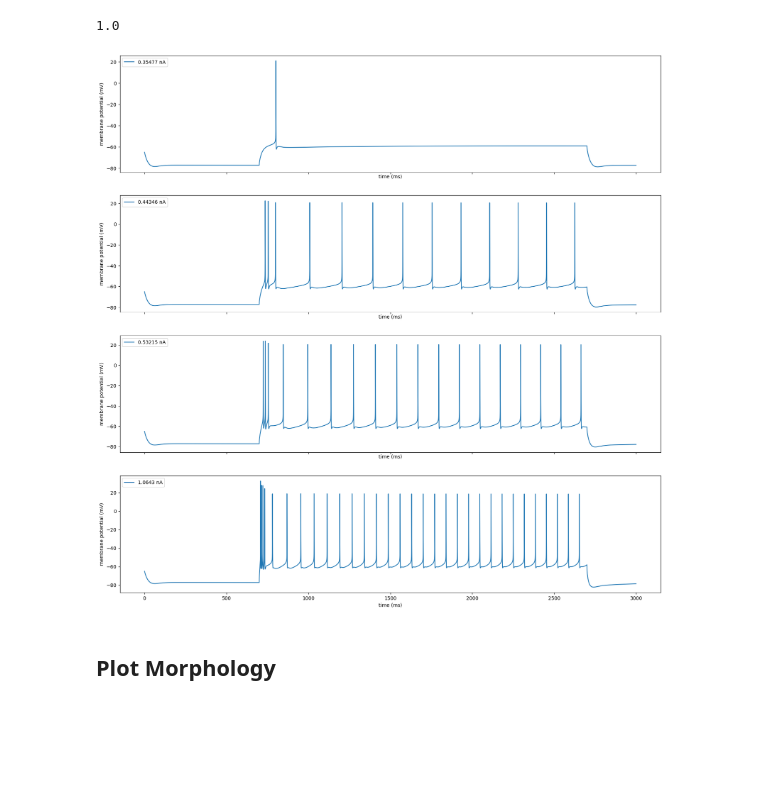
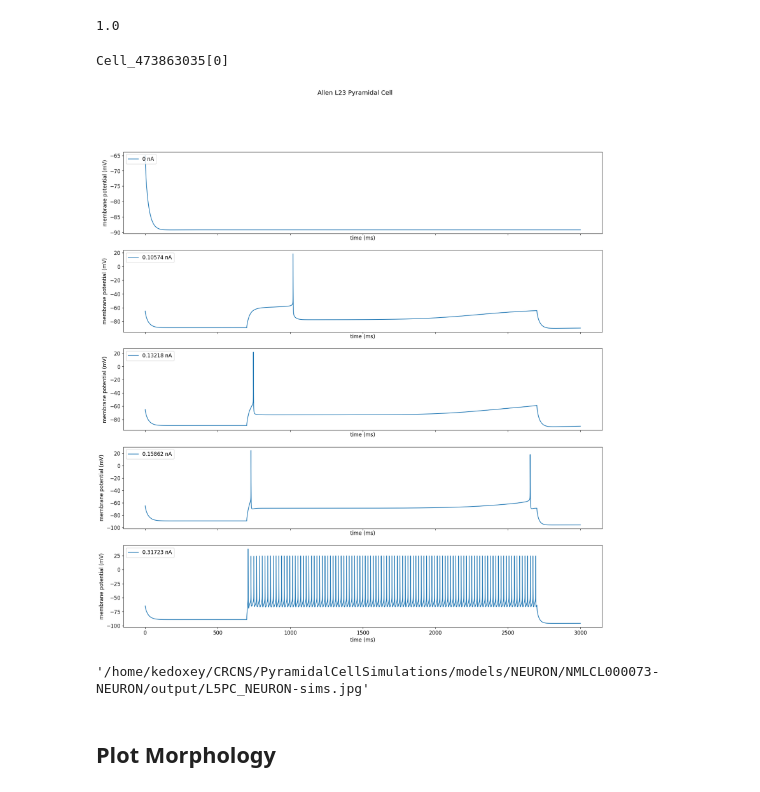
Before and after one commit to kedoxey/PyramidalCellSimulations, a Jupyter notebook: simulate_cell.ipynb, the cells around one changed output. Cells and saved outputs as stored; diff of their text form; code cells hidden in the pictures; blank space fills up the shorter version.

Commit message:
separated running and plotting NEURON simulations

```diff
--- a/simulate_cell.ipynb
+++ b/simulate_cell.ipynb
@@ -11,7 +11,7 @@ Warning: no DISPLAY environment variable.
 # %% [markdown]
 ## Define model
 # %%
-code_version = 'Hay'
+code_version = 'Allen'
 # %%
 model_version = 'NEURON'
 
@@ -173,5 +180,5 @@ h.finitialize(-89.26 * mV)
 # %%
 hoc_cell = getattr(h, cell_name)
 hoc_cell()
-cell = hoc_cell[0]
-soma = cell.soma_0
+# %% [output]
+Cell_473863035[0]
@@ -178,11 +188,11 @@ soma = cell.soma_0
 # %%
-fig, axs = plt.subplots(4, 1, figsize=(20,20), sharex=True)
-axs = axs.ravel()
+if 'Hay' in code_version:
+    input_amps = [0, 0.35477, 0.44346, 0.53215, 1.0643]
+else:
+    input_amps = [0, 0.10574, 0.13218, 0.15862, 0.31723]
 
-if 'Hay' in code_version:
-    input_amps = [0.35477, 0.44346, 0.53215, 1.0643]
-else:
-    input_amps = [0.10574, 0.13218, 0.15862, 0.31723]
+ts = []
+vs = []
 
 for idx, input_amp in enumerate(input_amps):
 
@@ -196,16 +206,32 @@ for idx, input_amp in enumerate(input_amps):
 
     h.run()
 
-    axs[idx].plot(t,v,label=f'{input_amp} nA')
-
-    axs[idx].legend(loc='upper left')
-    axs[idx].set_xlabel('time (ms)')
-    axs[idx].set_ylabel('membrane potential (mV)')
-
-# plt.plot(t, v)
-# plt.show()
+    ts.append(list(t))
+    vs.append(list(v))
-# %% [output]
-[figure, removed]
+# %%
+fig, axs = plt.subplots(len(input_amps), 1, figsize=(20,20), sharex=True)
+axs = axs.ravel()
+
+for idx, (t, v) in enumerate(zip(ts, vs)):
+
+    axs[idx].plot(list(t),list(v),label=f'{input_amps[idx]} nA')
+
+    axs[idx].legend(loc='upper left')
+    axs[idx].set_xlabel('time (ms)')
+    axs[idx].set_ylabel('membrane potential (mV)')
+
+if 'Hay' in code_version:
+    fig.suptitle('Hay 2011 L5 Pyramidal Cell')
+else:
+    fig.suptitle('Allen L23 Pyramidal Cell')
+
+fig.savefig(os.path.join(output_dir,cell_name+'_NEURON-sims.jpg'), dpi=300)
+# %% [output]
+[figure, added]
+# %%
+os.path.join(output_dir,cell_name+'_NEURON-sims.jpg')
+# %% [output]
+'/home/kedoxey/CRCNS/PyramidalCellSimulations/models/NEURON/NMLCL000073-NEURON/output/L5PC_NEURON-sims.jpg'
 # %% [markdown]
 ## Plot Morphology
 # %%
```
Also changed, not shown: parts of 13 cells of this notebook, 6 other files.
